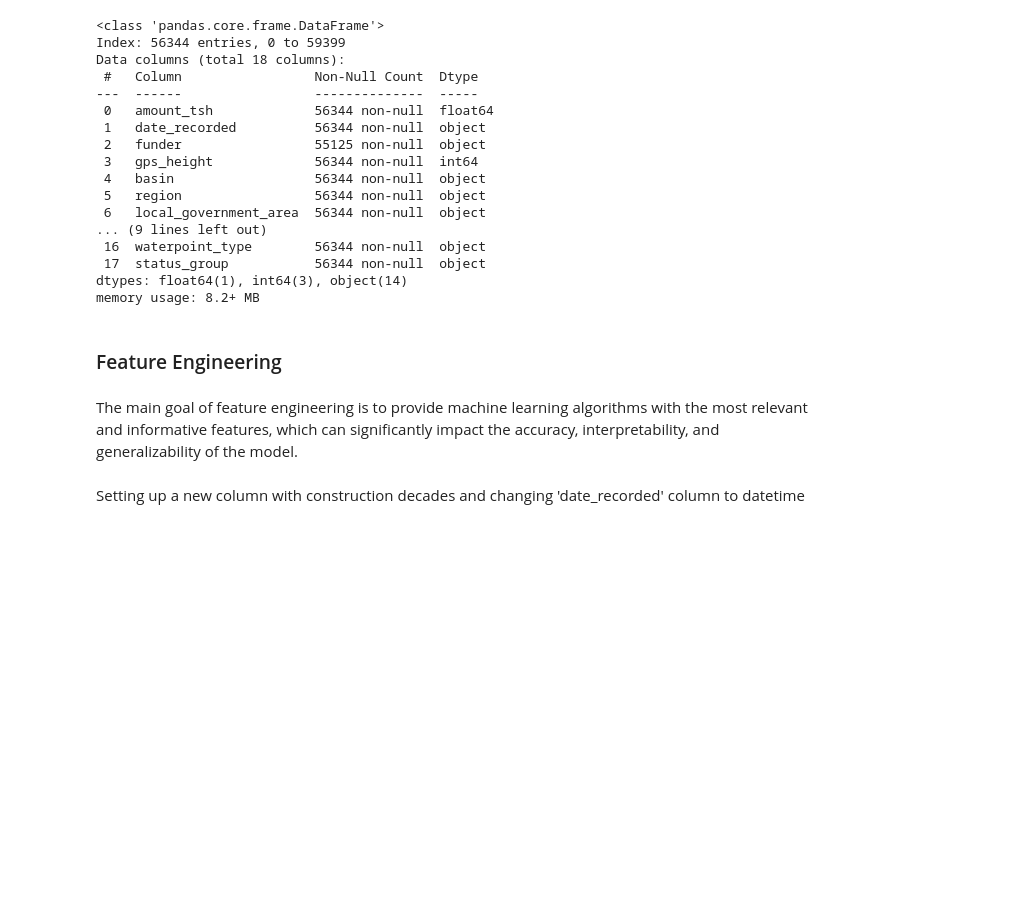
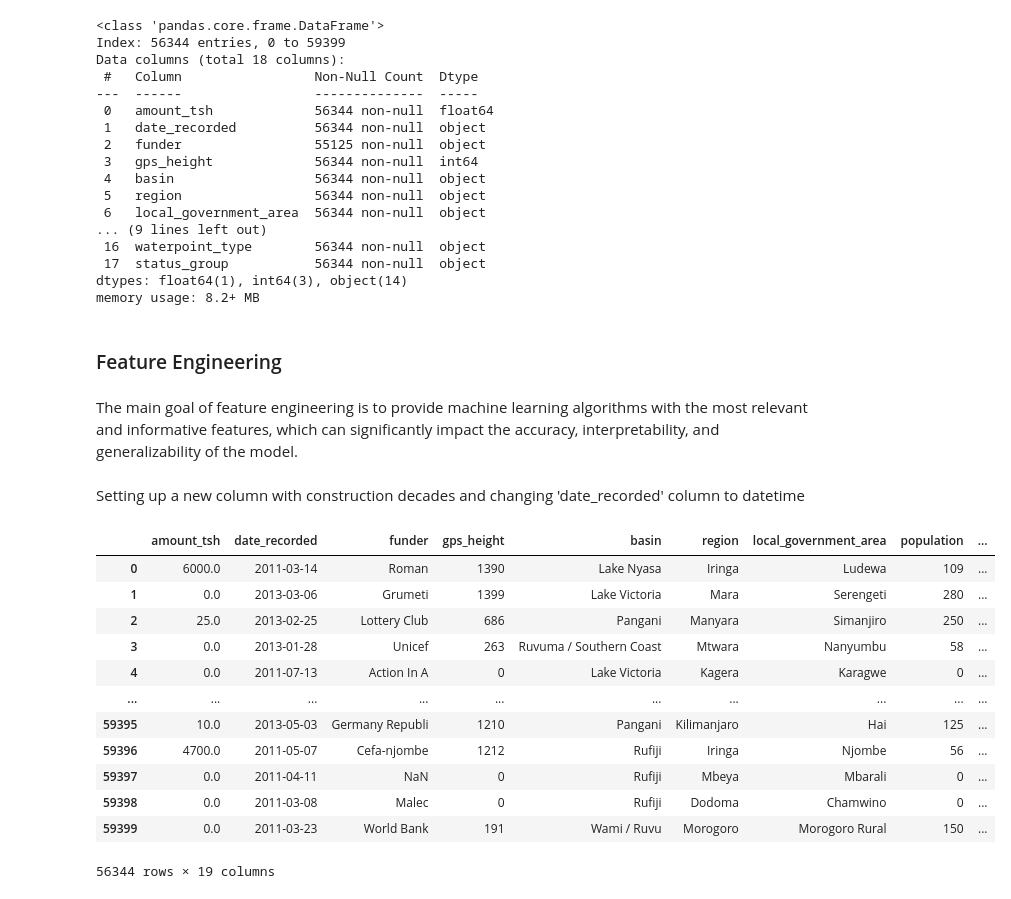
Before and after one commit to CynthiaJerono/Phase_3_Project, a Jupyter notebook: Index.ipynb, the cells around one changed output. Saved outputs shown, nothing was run; the diff lists cells and outputs as text; code cells hidden in the pictures; blank space fills up the shorter version.

Commit message:
preprocessed data for analysis and model building

```diff
--- a/Index.ipynb
+++ b/Index.ipynb
@@ -629,3 +629,19 @@ def preprocess_data(df):
     #df[object_cols] = df[object_cols].astype('category')
 
     return df
+# %%
+preprocess_data(dfn)
+# %% [output]
+|  | amount_tsh | date_recorded | funder | gps_height | basin | region | local_government_area | population | ... |
+| 0 | 6000.0 | 2011-03-14 | Roman | 1390 | Lake Nyasa | Iringa | Ludewa | 109 | ... |
+| 1 | 0.0 | 2013-03-06 | Grumeti | 1399 | Lake Victoria | Mara | Serengeti | 280 | ... |
+| 2 | 25.0 | 2013-02-25 | Lottery Club | 686 | Pangani | Manyara | Simanjiro | 250 | ... |
+| 3 | 0.0 | 2013-01-28 | Unicef | 263 | Ruvuma / Southern Coast | Mtwara | Nanyumbu | 58 | ... |
+| 4 | 0.0 | 2011-07-13 | Action In A | 0 | Lake Victoria | Kagera | Karagwe | 0 | ... |
+| ... | ... | ... | ... | ... | ... | ... | ... | ... | ... |
+| 59395 | 10.0 | 2013-05-03 | Germany Republi | 1210 | Pangani | Kilimanjaro | Hai | 125 | ... |
+| 59396 | 4700.0 | 2011-05-07 | Cefa-njombe | 1212 | Rufiji | Iringa | Njombe | 56 | ... |
+| 59397 | 0.0 | 2011-04-11 | NaN | 0 | Rufiji | Mbeya | Mbarali | 0 | ... |
+| 59398 | 0.0 | 2011-03-08 | Malec | 0 | Rufiji | Dodoma | Chamwino | 0 | ... |
+| 59399 | 0.0 | 2011-03-23 | World Bank | 191 | Wami / Ruvu | Morogoro | Morogoro Rural | 150 | ... |
+56344 rows × 19 columns
```
